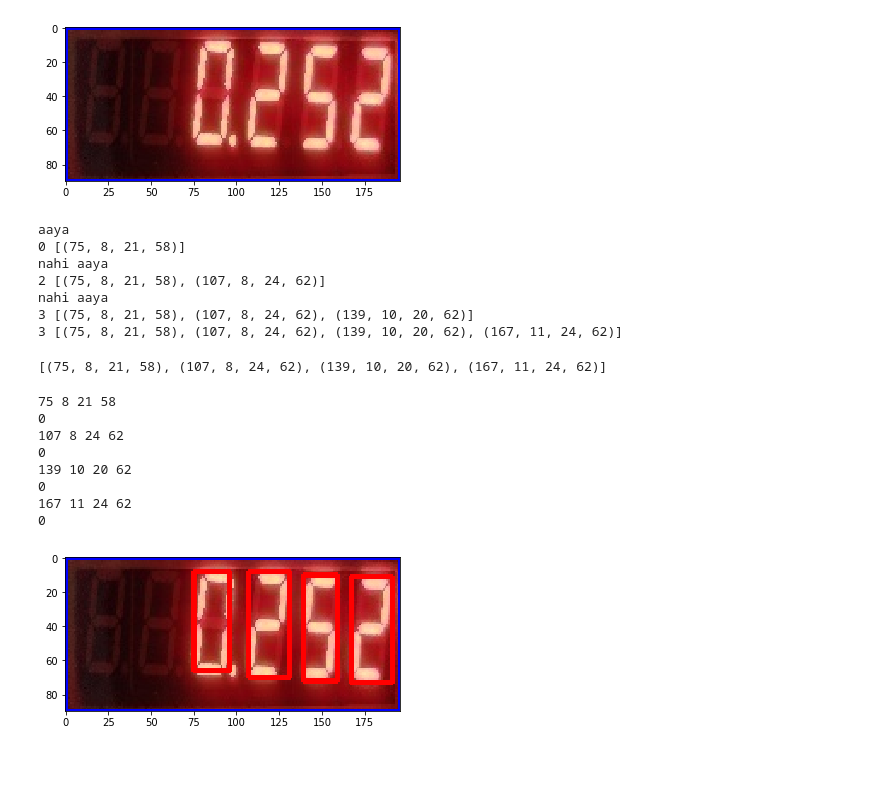
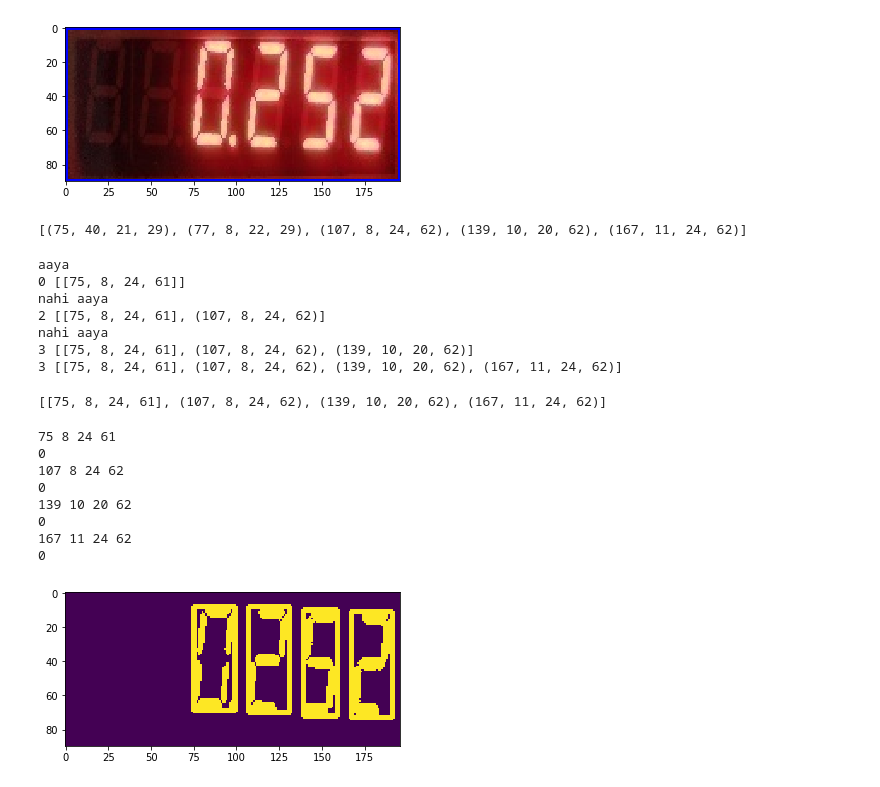
Before and after one commit to pankajrajput0312/reduco, a Jupyter notebook: Untitled.ipynb, the cells around one changed output. Drawn from its saved outputs; the diff is of its cells as text; code cells hidden in the pictures.

Commit message:
update weight

```diff
--- a/Untitled.ipynb
+++ b/Untitled.ipynb
@@ -217,6 +217,10 @@ plt.imshow(plt_weight)
 [figure]
 # %%
 digitCnts = sorted(digitCnts)
+# %%
+print(digitCnts)
+# %% [output]
+[(75, 40, 21, 29), (77, 8, 22, 29), (107, 8, 24, 62), (139, 10, 20, 62), (167, 11, 24, 62)]
 # %%
 final_digit_contour = []
 i = 0
@@ -224,11 +228,15 @@ while(i<len(digitCnts)-1):
     if(abs(digitCnts[i][0]- digitCnts[i+1][0])<10):
         print("aaya")
         #matlab dono same portioan ke hai
-        if(digitCnts[i][1]<digitCnts[i+1][1]):
-            new_value = (min(digitCnts[i][0],digitCnts[i+1][0]), digitCnts[i][1], max(digitCnts[i][2],digitCnts[i+1][2]), digitCnts[i][3]+digitCnts[i+1][3])
-        else:
-            new_value = (digitCnts[i][0], digitCnts[i+1][1], digitCnts[i][2], digitCnts[i][3]+digitCnts[i+1][3])
-
+        x1_1,y1_1,x1_2,y1_2 = digitCnts[i][0],digitCnts[i][1], digitCnts[i][0]+digitCnts[i][2], digitCnts[i][1]+digitCnts[i][3]
+        x2_1,y2_1, x2_2,y2_2 = digitCnts[i+1][0],digitCnts[i+1][1], digitCnts[i+1][0]+digitCnts[i+1][2], digitCnts[i+1][1]+digitCnts[i+1][3]
+        new_value = [min(x1_1,x2_1), min(y1_1,y2_1), max(x1_2,x2_2), max(y1_2,y2_2)]
+#         if(digitCnts[i][1]<digitCnts[i+1][1]):
+#             new_value = (min(digitCnts[i][0],digitCnts[i+1][0]), min(digitCnts[i][1],digitCnts[i+1][1], max(digitCnts[i][2],digitCnts[i+1] )
+#         else:
+#             new_value = (digitCnts[i][0], digitCnts[i+1][1], digitCnts[i][2], digitCnts[i][3]+digitCnts[i+1][3])
+        new_value[2] = new_value[2] - new_value[0]
+        new_value[3] = new_value[3] -  new_value[1]
         final_digit_contour.append(new_value)
         print(i, final_digit_contour)
         i+=2
@@ -242,34 +250,34 @@ while(i<len(digitCnts)-1):
         i+=1
 # %% [output]
 aaya
-0 [(75, 8, 21, 58)]
+0 [[75, 8, 24, 61]]
 nahi aaya
-2 [(75, 8, 21, 58), (107, 8, 24, 62)]
+2 [[75, 8, 24, 61], (107, 8, 24, 62)]
 nahi aaya
-3 [(75, 8, 21, 58), (107, 8, 24, 62), (139, 10, 20, 62)]
-3 [(75, 8, 21, 58), (107, 8, 24, 62), (139, 10, 20, 62), (167, 11, 24, 62)]
+3 [[75, 8, 24, 61], (107, 8, 24, 62), (139, 10, 20, 62)]
+3 [[75, 8, 24, 61], (107, 8, 24, 62), (139, 10, 20, 62), (167, 11, 24, 62)]
 # %%
 print(final_digit_contour)
 # %% [output]
-[(75, 8, 21, 58), (107, 8, 24, 62), (139, 10, 20, 62), (167, 11, 24, 62)]
+[[75, 8, 24, 61], (107, 8, 24, 62), (139, 10, 20, 62), (167, 11, 24, 62)]
 # %%
 i =0
 for (x,y,w,h ) in final_digit_contour:
     print(x,y,w,h)
-    plt_weights = cv2.rectangle(plt_weights, (x,y), (x+w,y+h), (255, 0,0), 2)
+    plt_weights = cv2.rectangle(mask, (x,y), (x+w,y+h), (255, 0,0), 2)
     if i==0:
         print(i)
         plt.imshow(plt_weights)
 # %% [output]
-75 8 21 58
+75 8 24 61
 0
 107 8 24 62
 0
 139 10 20 62
 0
 167 11 24 62
 0
-[figure, old version]
+[figure, new version]
 # %%
 plt.imshow(plt_weight)
 # %% [output]
```
Also changed, not shown: parts of 8 cells of this notebook.
